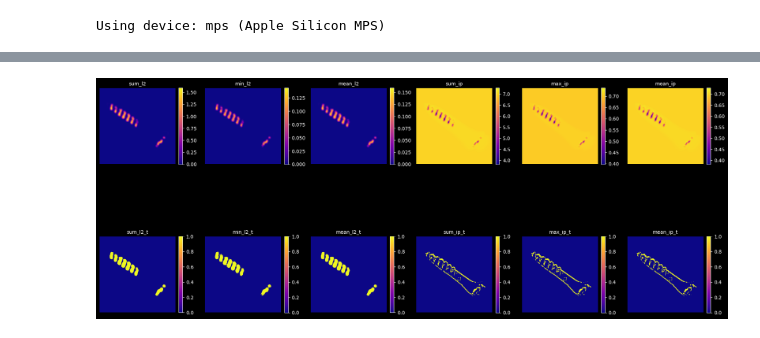
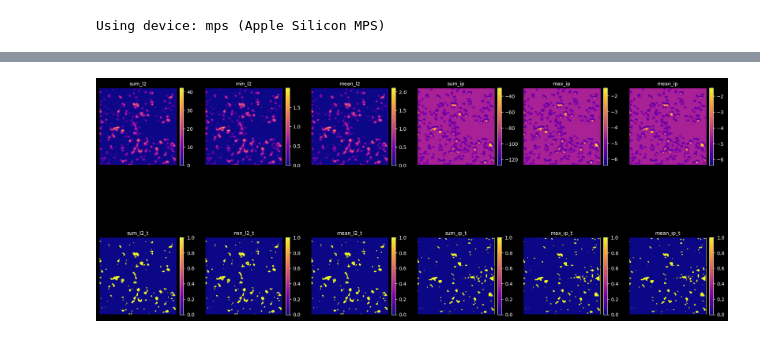
Before and after one commit to seb0t/-CV---anomalib-tutorial-with-visualization, a Jupyter notebook: notebooks/patchcore_anomalib_faiss.ipynb, the cells around one changed output, grey strips where cells are left out. Saved outputs shown, nothing was run; the diff lists cells and outputs as text; code cells hidden in the pictures.

```diff
--- a/notebooks/patchcore_anomalib_faiss.ipynb
+++ b/notebooks/patchcore_anomalib_faiss.ipynb
@@ -446,7 +473,7 @@ cluster_assignments = I[:, 0]
 
 # Create the sub_bank by selecting 1% from each cluster
 sub_bank_list = []
-percentage_to_select = 0.01
+percentage_to_select = 0.05
 
 for cluster_id in range(k):
     # Get the indices of patches belonging to the current cluster
@@ -505,6 +532,6 @@ Indice FAISS_L2 creato su CPU. Numero di vettori indicizzati: 206404
 # %%
 df_test = MVTecDataset(category=category, train=False, transform=transform)
-index_to_test = 33
+index_to_test = 25
 test_img_tensor, defect_type, file_name = df_test[index_to_test]
 # test_img_tensor = rotate_image_90(test_img_tensor)
 test_img = test_img_tensor.permute(1,2,0) # Converti (CHW -> HWC)
@@ -548,7 +575,7 @@ test_patches = process_images_for_features(
     patch_size=patch_size,
     stride=1,
     padding=padding,
-    reduction='mean'
+    reduction='max'
     )
 
 input_length = len(df) if isinstance(tensor, MVTecDataset) else 1
@@ -564,6 +591,6 @@ Each patch is a vector of length: 100 (number of channels)
 Each feature image from a single image has a shape of: 254 * 254 (height x width)
 # %%
-k = 10  # Numero di vicini più prossimi da cercare
+k = 20  # Numero di vicini più prossimi da cercare
 # Converte test_patches in numpy array se necessario
 if isinstance(test_patches, torch.Tensor):
     test_vectors = test_patches.cpu().numpy().astype('float32')
@@ -631,9 +654,9 @@ def compute_and_plot_heatmaps(D : dict,
     # Inverti per ottenere "distanza-like" (più grande = più anomalo)
     # Ma è meglio normalizzare prima di invertire per renderlo comparabile tra immagini
     # Qui useremo inversione semplice: -sim_*  (poi z-score)
-    scores_dict['sum_ip'] = sim_sum
-    scores_dict['max_ip'] = sim_max
-    scores_dict['mean_ip'] = sim_mean
+    scores_dict['sum_ip'] = -sim_sum
+    scores_dict['max_ip'] = -sim_max
+    scores_dict['mean_ip'] = -sim_mean
 
     # --- Normalizzazione z-score per ogni score ---
     zscores = {}
@@ -654,35 +677,35 @@ def compute_and_plot_heatmaps(D : dict,
         heatmaps_thresh[name + '_t'] = (hm > threshs[name]).astype(np.float32)
 
     # --- plotting: manteniamo ordine simile al tuo originale (6 + 6) ---
     keys = list(heatmaps.keys())
     thresh_keys = list(heatmaps_thresh.keys())
     all_keys = keys + thresh_keys
     n_plots = len(all_keys)
     # Layout 2 x ceil(n/2)
     ncols = 6
     nrows = 2
     fig, axs = plt.subplots(nrows, ncols, figsize=(18, 10))
     axs = axs.flatten()
     for i, key in enumerate(all_keys):
         ax = axs[i]
         im = ax.imshow(heatmaps[key] if key in heatmaps else heatmaps_thresh[key], cmap='plasma')
         ax.set_title(key, fontsize=10)
         ax.axis('off')
         fig.colorbar(im, ax=ax, fraction=0.046, pad=0.04)
 
     # Nascondi eventuali assi extra
     for j in range(n_plots, len(axs)):
         axs[j].axis('off')
 
     plt.tight_layout()
     plt.show()
 
     return heatmaps, heatmaps_thresh, zscores, threshs
 
-heatmaps, heatmaps_thresh, zscores, threshs = compute_and_plot_heatmaps(
+heatmaps,heatmaps_thresh, zscores, threshs = compute_and_plot_heatmaps(
     D=D_dict,
-    l2_squared=True,
-    percentile_thresh=96,
-    smooth_sigma=None)
+    l2_squared=False,
+    percentile_thresh=95,
+    smooth_sigma=False)
 # %% [output]
-[figure, old version]
+[figure, new version]
```
Also changed, not shown: parts of 21 cells of this notebook, 1 other file.
